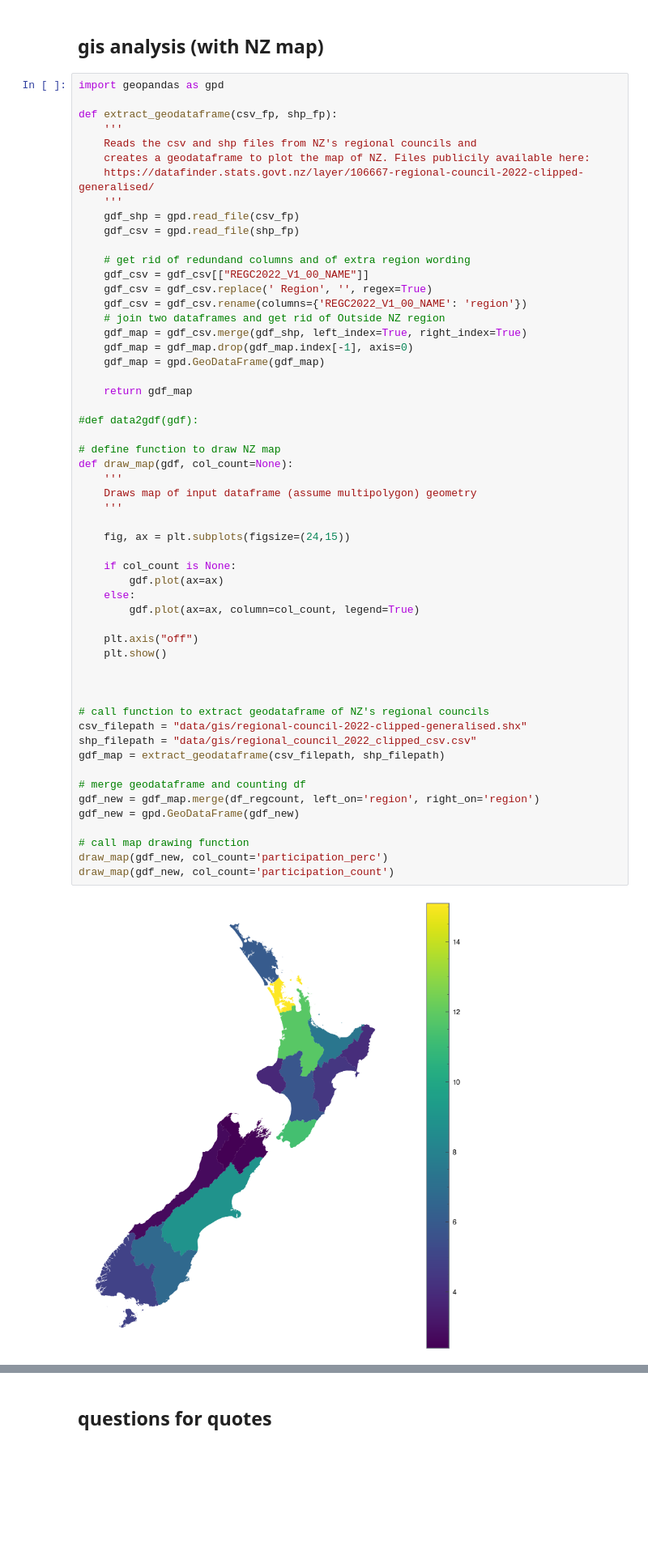
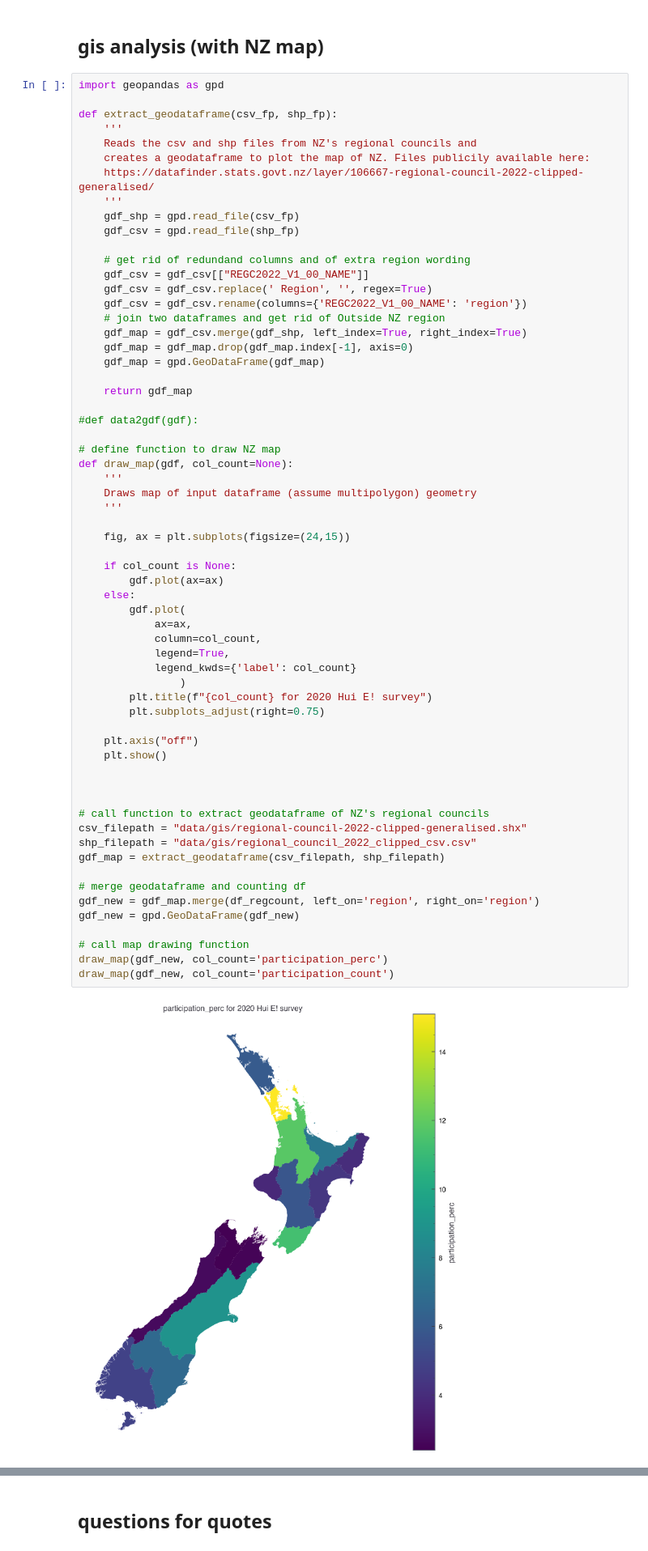
Before and after one commit to matthew-trava/huiehackathon-team2, a Jupyter notebook: gis.ipynb, the cells around one changed output, grey strips where cells are left out. Shown at 81% size. Saved outputs shown, nothing was run; the diff lists cells and outputs as text; blank space fills up the shorter version.

Commit message:
refact: added customizations to plotting for pull request

```diff
--- a/gis.ipynb
+++ b/gis.ipynb
@@ -225,32 +225,39 @@ def extract_geodataframe(csv_fp, shp_fp):
 # define function to draw NZ map
 def draw_map(gdf, col_count=None):
     '''
     Draws map of input dataframe (assume multipolygon) geometry
     '''
 
     fig, ax = plt.subplots(figsize=(24,15))
 
     if col_count is None:
         gdf.plot(ax=ax)
     else:
-        gdf.plot(ax=ax, column=col_count, legend=True)
+        gdf.plot(
+            ax=ax,
+            column=col_count,
+            legend=True,
+            legend_kwds={'label': col_count}
+                )
+        plt.title(f"{col_count} for 2020 Hui E! survey")
+        plt.subplots_adjust(right=0.75)
 
     plt.axis("off")
     plt.show()
 
 
 
 # call function to extract geodataframe of NZ's regional councils
 csv_filepath = "data/gis/regional-council-2022-clipped-generalised.shx"
 shp_filepath = "data/gis/regional_council_2022_clipped_csv.csv"
 gdf_map = extract_geodataframe(csv_filepath, shp_filepath)
 
 # merge geodataframe and counting df
 gdf_new = gdf_map.merge(df_regcount, left_on='region', right_on='region')
 gdf_new = gpd.GeoDataFrame(gdf_new)
 
 # call map drawing function
 draw_map(gdf_new, col_count='participation_perc')
 draw_map(gdf_new, col_count='participation_count')
 # %% [output]
-[figure, old version]
+[figure, new version]
```
Also changed, not shown: parts of 1 cell of this notebook.
